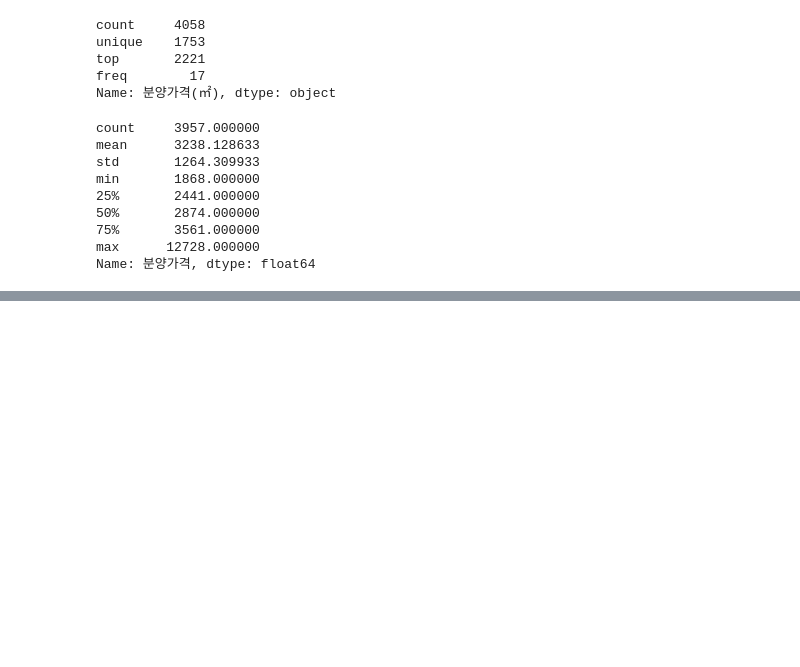
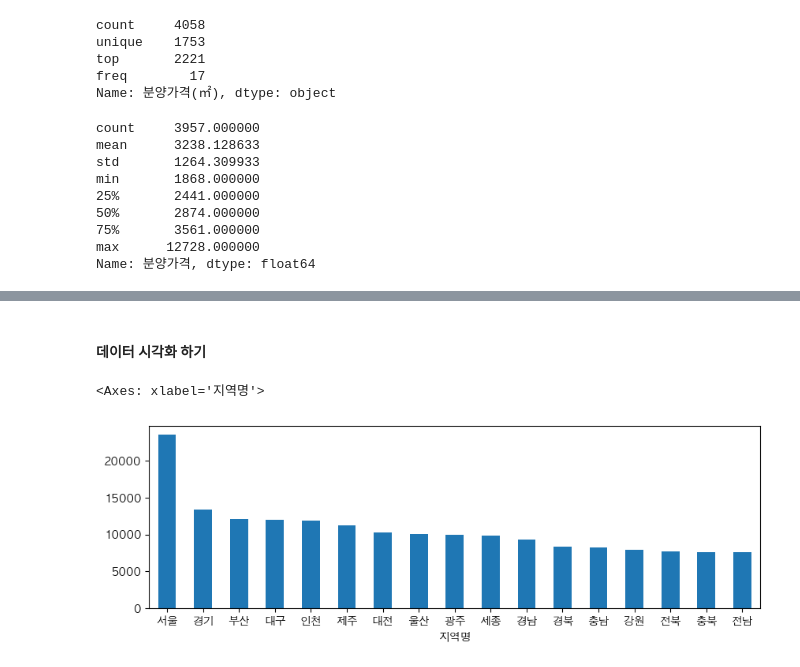
Before and after one commit to SongBeom00/data-analysis, a Jupyter notebook: 00-apt-price.ipynb, the cells around one changed output, grey strips where cells are left out. Drawn from its saved outputs; the diff is of its cells as text; code cells hidden in the pictures; blank space fills up the shorter version.

Commit message:
:sparkles: pivot_table, groupby eda

```diff
--- a/00-apt-price.ipynb
+++ b/00-apt-price.ipynb
@@ -141,0 +147,6 @@ Name: 분양가격, dtype: float64
+# %%
+df_last['전용면적'] = df_last['규모구분'].str.replace("전용면적", "")
+df_last['전용면적'] = df_last['전용면적'].str.replace('초과', "~")
+df_last['전용면적'] = df_last['전용면적'].str.replace('이하', "")
+df_last['전용면적'] = df_last['전용면적'].str.replace(' ', '').str.strip() # 공백 제거
+df_last['전용면적']
@@ -141,0 +184,2 @@ Name: 분양가격, dtype: float64
+# %%
+df_last = df_last.drop(['규모구분', '분양가격(㎡)'], axis=1)
@@ -141,0 +370,13 @@ Name: 분양가격, dtype: float64
+# %% [markdown]
+#### 데이터 시각화 하기
+# %%
+import matplotlib.pyplot as plt
+# 한글 폰트 적용
+# plt.rc('font', family='Malgun Gothic') # Window
+plt.rc('font', family='AppleGothic') # Mac
+# %%
+g = df_last.groupby(['지역명'])['평당분양가격'].mean().sort_values(ascending=False)
+g.plot(kind='bar', rot=0, figsize=(10, 3))
+# %% [output]
+<Axes: xlabel='지역명'>
+[figure, added]
```
Also changed, not shown: parts of 24 cells of this notebook, 2 other files.
